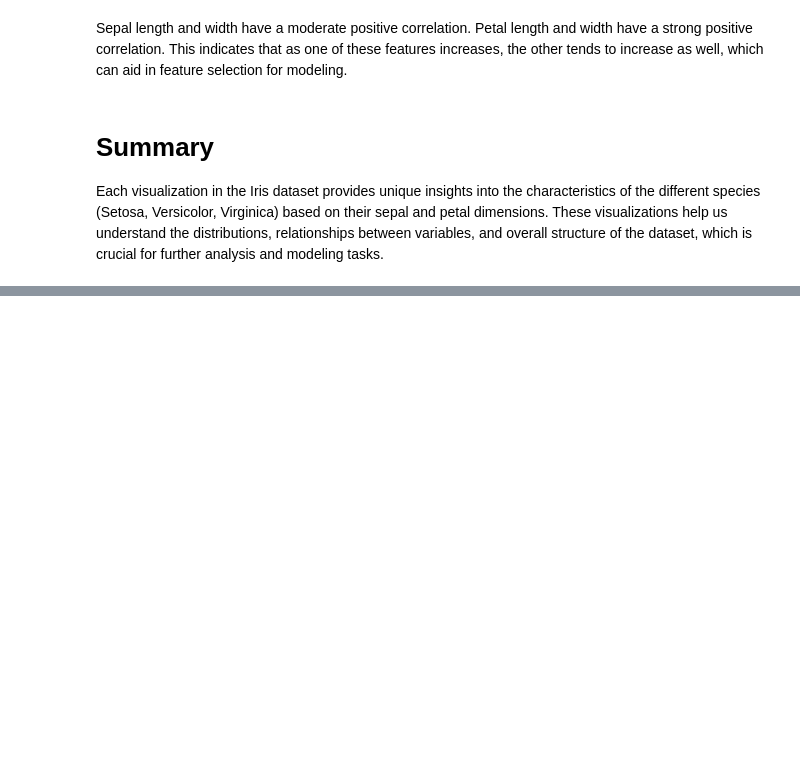
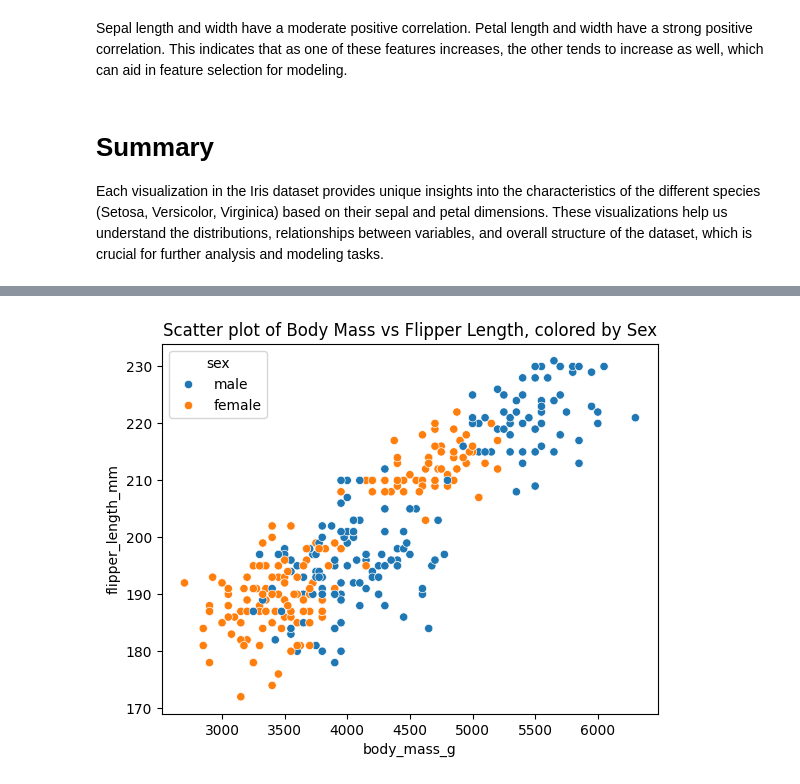
Before and after one commit to motazsaad/GenAI-SHAR-ZAG, a Jupyter notebook: notebooks/Python_EDA.ipynb, the cells around one changed output, grey strips where cells are left out. Saved outputs shown, nothing was run; the diff lists cells and outputs as text; code cells hidden in the pictures; blank space fills up the shorter version.

```diff
--- a/notebooks/Python_EDA.ipynb
+++ b/notebooks/Python_EDA.ipynb
@@ -509,0 +678,9 @@ Each visualization in the Iris dataset provides unique insights into the charact
+# %%
+# prompt: plot the relation between  body mass and flibber lenght and include sex in hue
+
+# Plot the relationship between body mass and flipper length, including sex in hue
+sns.scatterplot(x='body_mass_g', y='flipper_length_mm', hue='sex', data=penguins)
+plt.title('Scatter plot of Body Mass vs Flipper Length, colored by Sex')
+plt.show()
+# %% [output]
+[figure, added]
```
Also changed, not shown: parts of 33 cells of this notebook.
